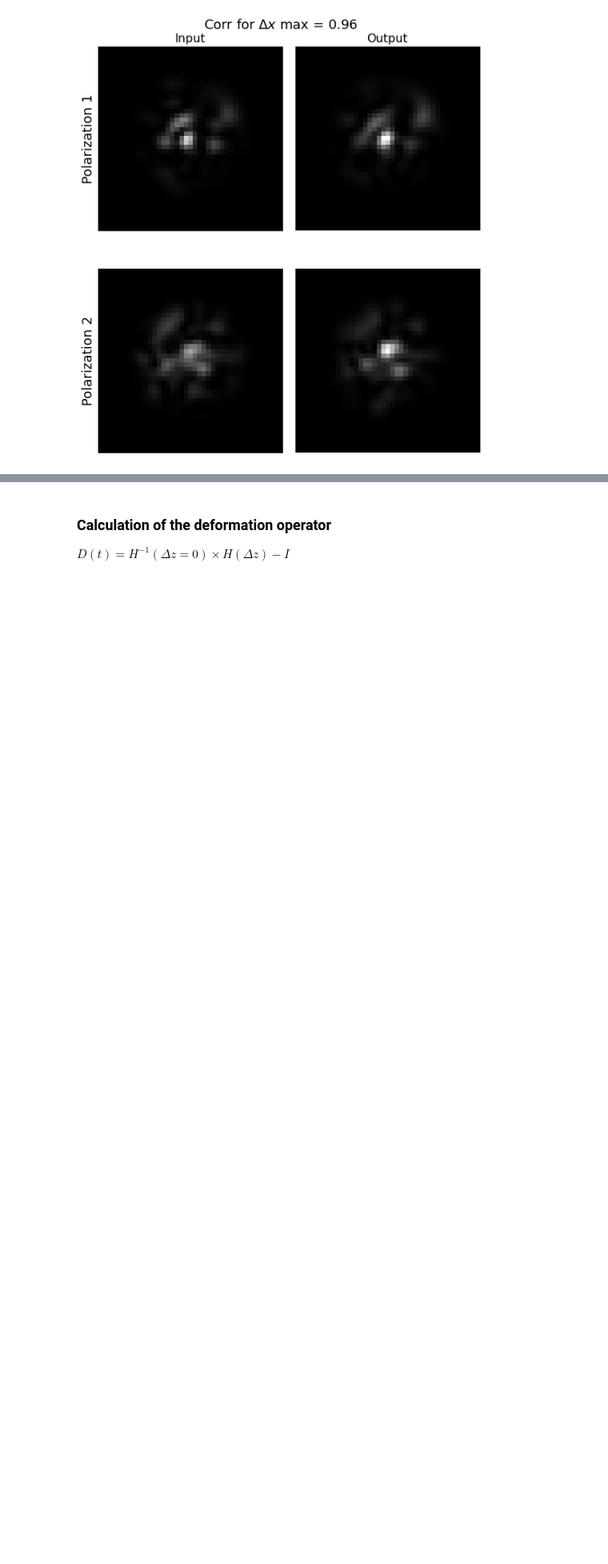
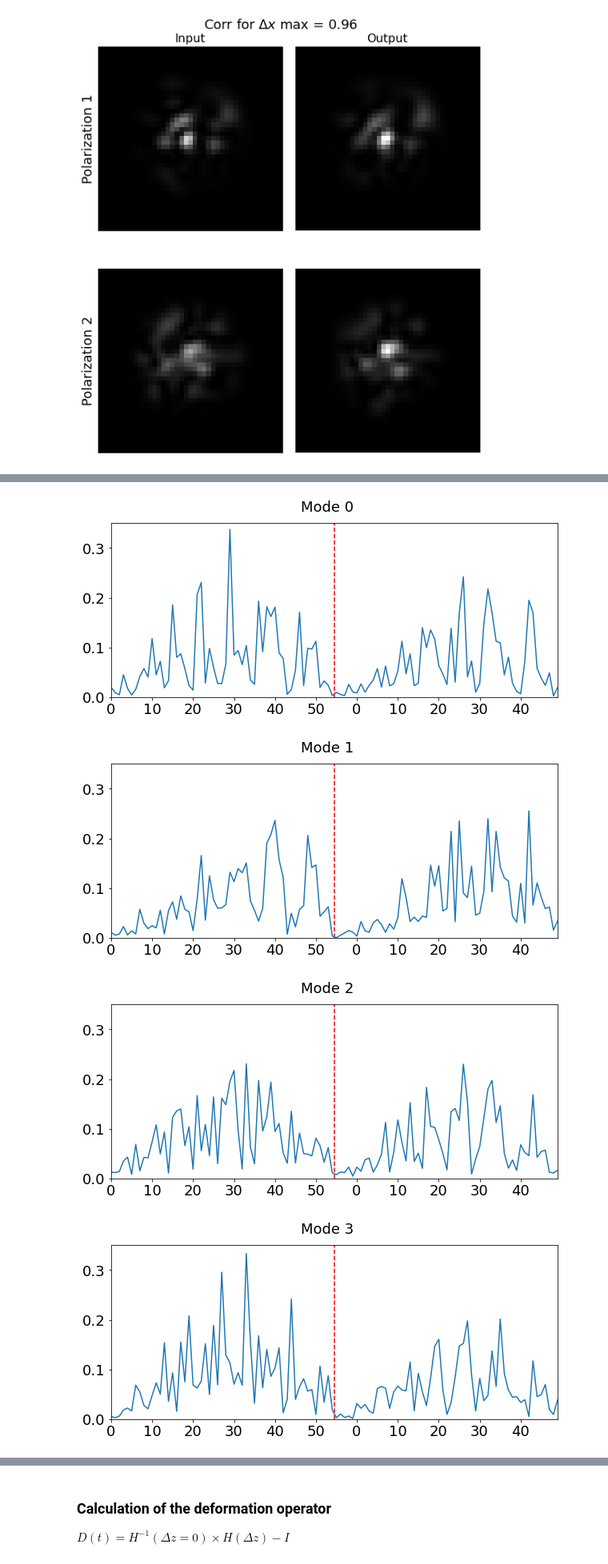
Before and after one commit to wavefrontshaping/article_MMF_disorder, a Jupyter notebook: Analysis/Analysis_Deformation.ipynb, the cells around one changed output, grey strips where cells are left out. Shown at 80% size. Drawn from its saved outputs; the diff is of its cells as text; code cells hidden in the pictures; blank space fills up the shorter version.

Commit message:
add projection of deformation modes

```diff
--- a/Analysis/Analysis_Deformation.ipynb
+++ b/Analysis/Analysis_Deformation.ipynb
@@ -421,0 +424,21 @@ for ind in list(range(6))+[max_ind]:
+# %%
+max_ind = np.argmax([c[-1] for c in correlations_WS])
+for ind in list(range(6))+[max_ind]:
+    proj = np.abs(U[:,ind])
+
+    plt.figure(figsize = (10,4))
+    plt.plot(proj)
+    plt.ylim(0,0.35)
+    plt.xlim([0,Nmodes-1])
+    labels_modes = list(range(0,Nmodes//2,10))*2
+    ticks_modes = list(range(0,Nmodes,10))
+    plt.xticks(ticks = ticks_modes, labels = labels_modes)
+    plt.vlines(54.5,0,1., 'r', linestyles = 'dashed')
+    plt.suptitle(rf'Mode {ind:g}')
+
+#     plt.savefig(f'mode_proj_{ind}.svg')
+# %% [output]
+[figure, added]
+[figure, added]
+[figure, added]
+[figure, added]
```
Also changed, not shown: parts of 8 cells of this notebook.
